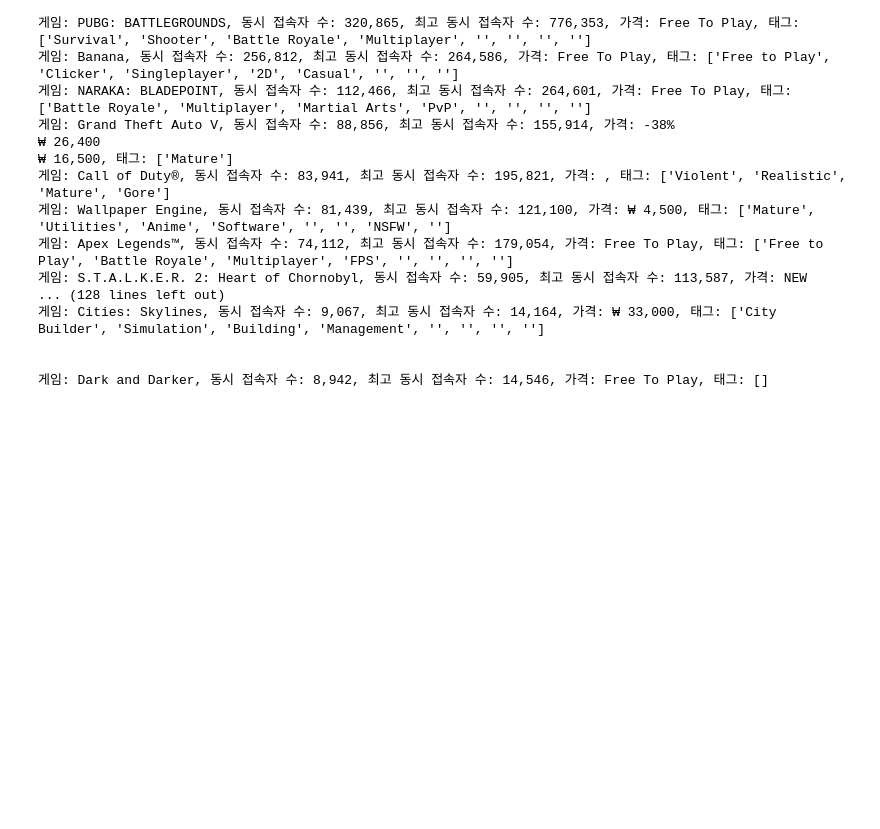
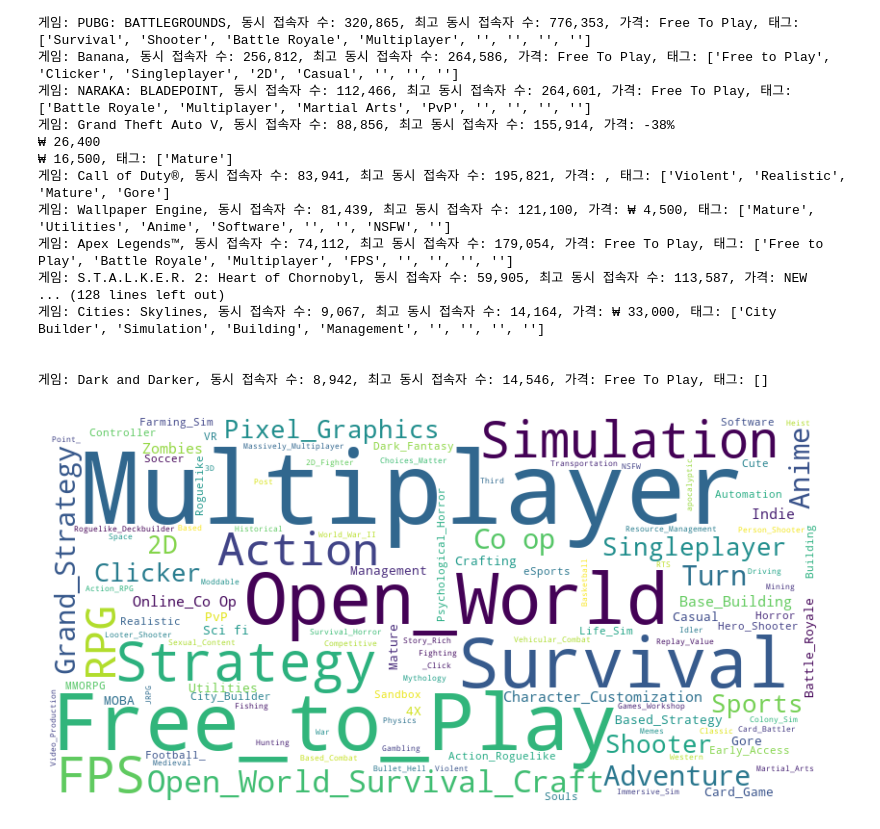
Before and after one commit to mrkimbab/1124, a Jupyter notebook: steamcrawler.ipynb, the cells around one changed output. Saved outputs shown, nothing was run; the diff lists cells and outputs as text; code cells hidden in the pictures; blank space fills up the shorter version.

```diff
--- a/steamcrawler.ipynb
+++ b/steamcrawler.ipynb
@@ -255,3 +255,44 @@ crom.quit()
 
 
 게임: Dark and Darker, 동시 접속자 수: 8,942, 최고 동시 접속자 수: 14,546, 가격: Free To Play, 태그: []
+# %%
+import pandas as pd
+from wordcloud import WordCloud
+import matplotlib.pyplot as plt
+
+df = pd.read_csv('steam_games_chart1.csv', encoding='cp1252')
+
+# 태그 데이터 추출
+tags = df['Tags'].dropna()
+
+# 태그 조건 처리
+def process_tags(tags):
+    # 쉼표(,)로 구분된 태그를 하나의 문자열로 결합하고, 각 태그를 공백을 _로 변환
+    processed_tags = []
+    for tag in tags.split(','):
+        tag = tag.strip()  # 태그 앞뒤 공백 제거
+        if tag.startswith('_'):
+            # _로 시작하는 태그는 '_'를 제거한 후 동일한 태그로 처리
+            tag = tag[1:]  # 첫 번째 _를 제거
+        tag = tag.replace(" ", "_")  # 공백을 _로 바꾸기
+        processed_tags.append(tag)
+    return processed_tags
+
+# 각 태그에 대해 조건 처리 후 유효옵만 추출
+all_tags = []
+for tag_list in tags:
+    processed_tag_list = process_tags(tag_list)
+    all_tags.extend(processed_tag_list)
+
+tags_text = ' '.join(all_tags)
+
+# 워드 클라우드 객체 생성
+wordcloud = WordCloud(width=800, height=400, background_color="white", collocations=True).generate(tags_text)
+
+# 워드 클라우드 시각화
+plt.figure(figsize=(10, 5))
+plt.imshow(wordcloud, interpolation="bilinear")
+plt.axis("off")  # 축 숨기기
+plt.show()
+# %% [output]
+[figure, added]
```
Also changed, not shown: 1 other file.
